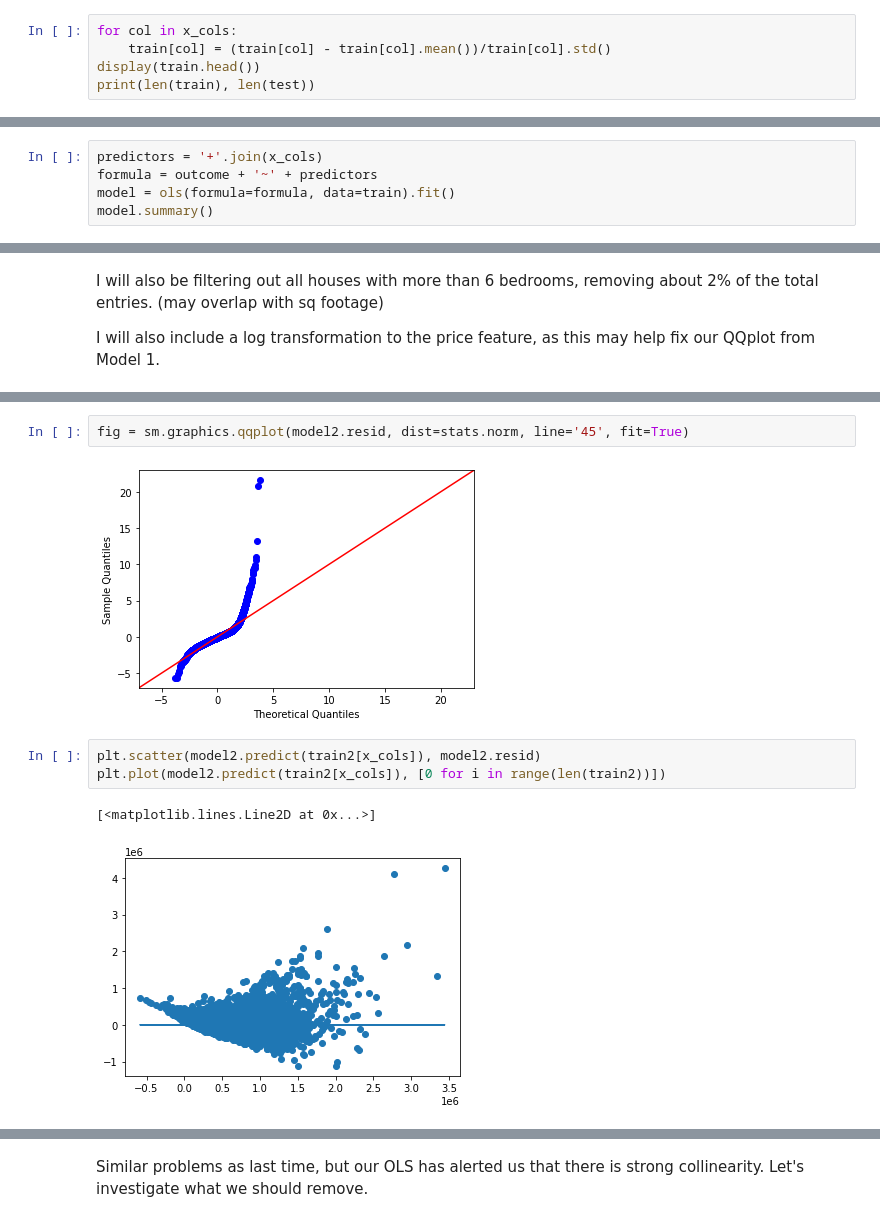
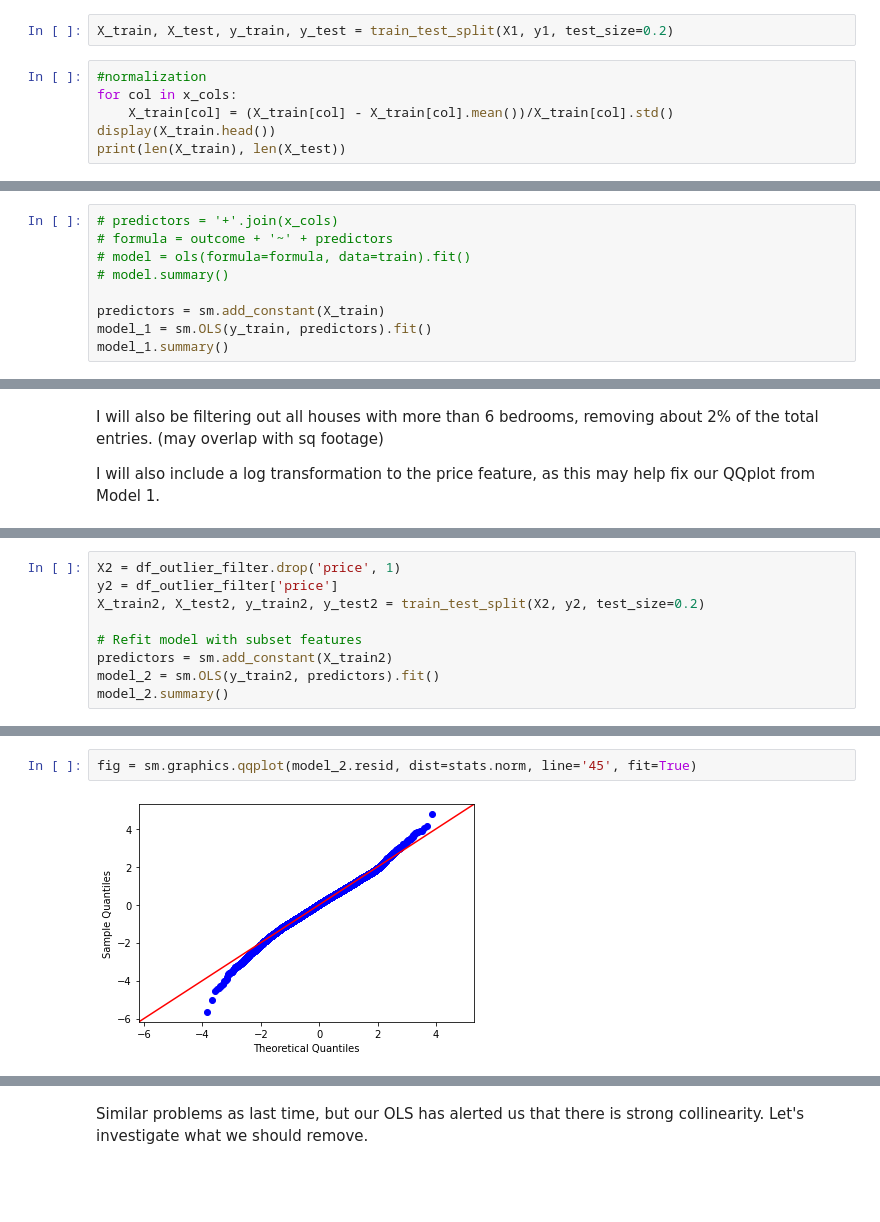
Before and after one commit to ewehmueller/housing-analysis, a Jupyter notebook: kc_housing.ipynb, the cells around one changed output, grey strips where cells are left out. Cells and saved outputs as stored; diff of their text form; blank space fills up the shorter version.

Commit message:
RMSE for all models, final model fitting addition

```diff
--- a/kc_housing.ipynb
+++ b/kc_housing.ipynb
@@ -284,8 +288,11 @@ train, test = train_test_split(df_col_drops)
+# %%
+X_train, X_test, y_train, y_test = train_test_split(X1, y1, test_size=0.2)
 # %%
+#normalization
 for col in x_cols:
-    train[col] = (train[col] - train[col].mean())/train[col].std()
-display(train.head())
-print(len(train), len(test))
+    X_train[col] = (X_train[col] - X_train[col].mean())/X_train[col].std()
+display(X_train.head())
+print(len(X_train), len(X_test))
 # %% [output]
 A value is trying to be set on a copy of a slice from a DataFrame.
 Try using .loc[row_indexer,col_indexer] = value instead
@@ -302,7 +309,11 @@ See the caveats in the documentation: https://pandas.pydata.org/pandas-docs/stab
 # %%
-predictors = '+'.join(x_cols)
-formula = outcome + '~' + predictors
-model = ols(formula=formula, data=train).fit()
-model.summary()
+# predictors = '+'.join(x_cols)
+# formula = outcome + '~' + predictors
+# model = ols(formula=formula, data=train).fit()
+# model.summary()
+
+predictors = sm.add_constant(X_train)
+model_1 = sm.OLS(y_train, predictors).fit()
+model_1.summary()
 # %% [output]
 OLS Regression Results
@@ -501,0 +476,9 @@ strong multicollinearity or other numerical problems.
+# %%
+X2 = df_outlier_filter.drop('price', 1)
+y2 = df_outlier_filter['price']
+X_train2, X_test2, y_train2, y_test2 = train_test_split(X2, y2, test_size=0.2)
+
+# Refit model with subset features
+predictors = sm.add_constant(X_train2)
+model_2 = sm.OLS(y_train2, predictors).fit()
+model_2.summary()
@@ -502,10 +516,4 @@ strong multicollinearity or other numerical problems.
 # %%
-fig = sm.graphics.qqplot(model2.resid, dist=stats.norm, line='45', fit=True)
+fig = sm.graphics.qqplot(model_2.resid, dist=stats.norm, line='45', fit=True)
 # %% [output]
-[figure, old version]
+[figure, new version]
-# %%
-plt.scatter(model2.predict(train2[x_cols]), model2.resid)
-plt.plot(model2.predict(train2[x_cols]), [0 for i in range(len(train2))])
-# %% [output]
-[<matplotlib.lines.Line2D at 0x...>]
-[figure, removed]
```
Also changed, not shown: parts of 24 cells of this notebook.
